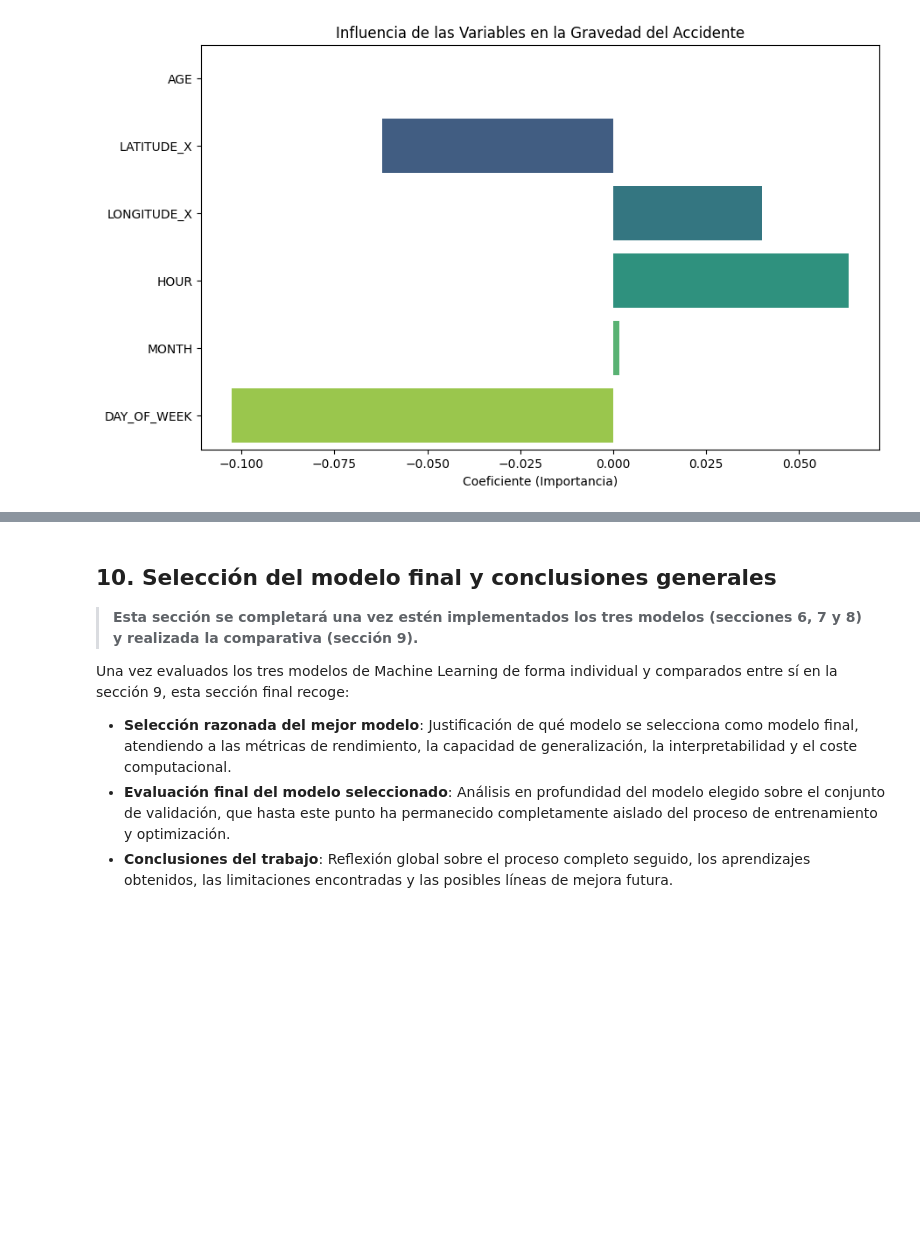
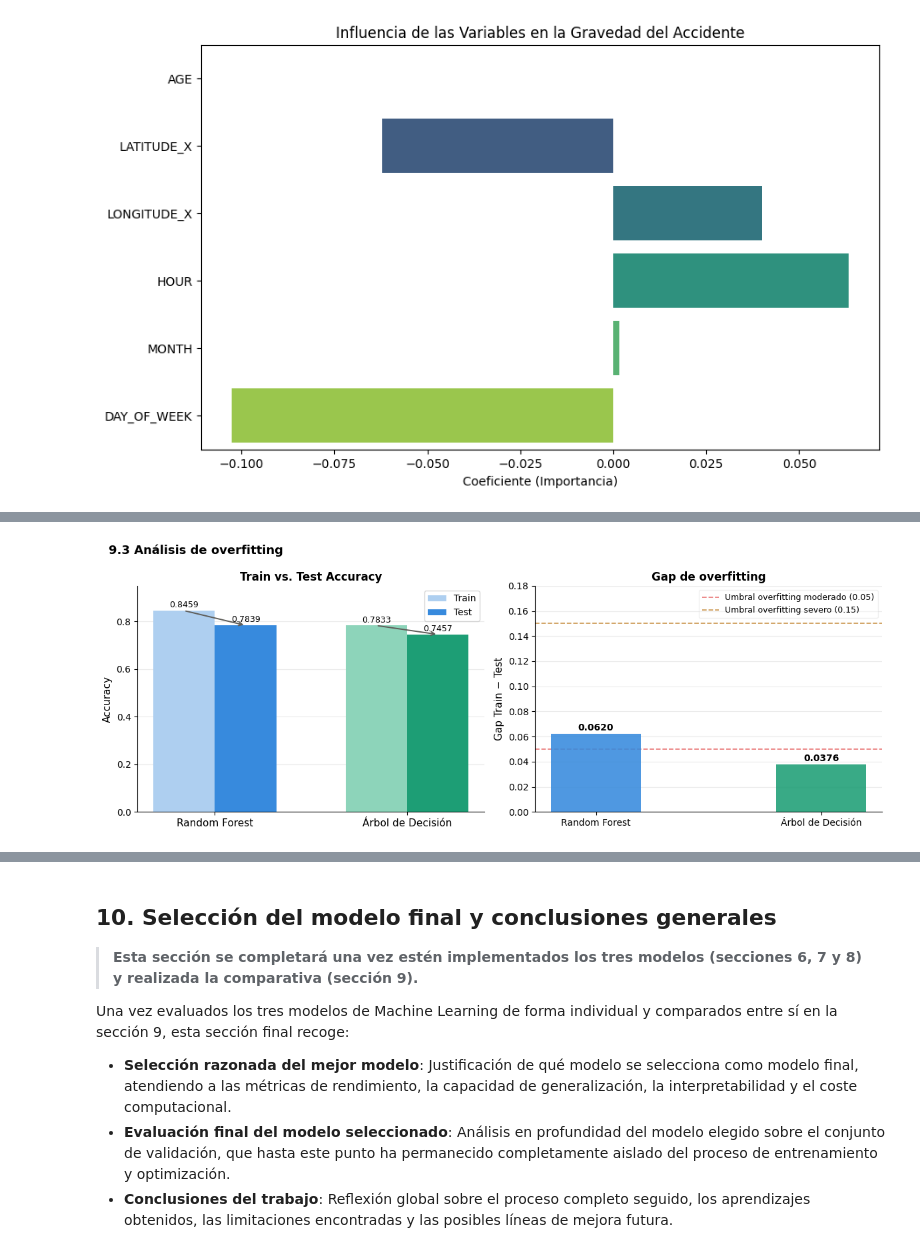
Before and after one commit to beirasmm/aprendizaxe_automatico, a Jupyter notebook: notebook.ipynb, the cells around one changed output, grey strips where cells are left out. Saved outputs shown, nothing was run; the diff lists cells and outputs as text; code cells hidden in the pictures; blank space fills up the shorter version.

```diff
--- a/notebook.ipynb
+++ b/notebook.ipynb
@@ -1781,0 +1897,60 @@ Los resultados de esta comparativa orientarán la **selección del modelo final*
+# %%
+# ── 9.3 Análisis de overfitting — gap train-test ─────────────────────
+mod_comp = ['Random Forest', 'Árbol de Decisión']
+cols_comp = ['#378ADD', '#1D9E75']
+
+fig, axes = plt.subplots(1, 2, figsize=(12, 4.5))
+
+# Panel izquierdo: accuracy train vs test
+ax = axes[0]
+x_ = np.arange(len(mod_comp))
+w = 0.32
+bars_tr = ax.bar(x_ - w/2, [acc_train[0], acc_train[1]], w,
+                 label='Train', color=['#AECFF0', '#8DD4BA'], zorder=3)
+bars_te = ax.bar(x_ + w/2, [acc_test[0], acc_test[1]], w,
+                 label='Test',  color=cols_comp, zorder=3)
+
+for bar, v in zip(list(bars_tr)+list(bars_te), [acc_train[0], acc_train[1], acc_test[0], acc_test[1]]):
+    ax.text(bar.get_x() + bar.get_width()/2, bar.get_height() + 0.005,
+            f'{v:.4f}', ha='center', va='bottom', fontsize=9)
+
+# Flechas de gap
+for i, (tr, te, c) in enumerate(zip([acc_train[0], acc_train[1]], [acc_test[0], acc_test[1]], cols_comp)):
+    ax.annotate('', xy=(i + w/2, te), xytext=(i - w/2, tr),
+                arrowprops=dict(arrowstyle='->', color='#5F5E5A', lw=1.4,
+                                connectionstyle='arc3,rad=0.0'))
+
+ax.set_xticks(x_)
+ax.set_xticklabels(mod_comp, fontsize=11)
+ax.set_ylabel('Accuracy', fontsize=11)
+ax.set_ylim(0, 0.95)
+ax.set_title('Train vs. Test Accuracy', fontweight='bold', fontsize=12)
+ax.legend(fontsize=10)
+ax.grid(axis='y', alpha=0.25)
+ax.spines[['top', 'right']].set_visible(False)
+
+# Panel derecho: gap como barras
+ax2 = axes[1]
+gap_vals = [gap[0], gap[1]]
+bars_g = ax2.bar(mod_comp, gap_vals, color=cols_comp, width=0.4, zorder=3, alpha=0.88)
+for bar, v in zip(bars_g, gap_vals):
+    ax2.text(bar.get_x() + bar.get_width()/2, bar.get_height() + 0.001,
+             f'{v:.4f}', ha='center', va='bottom', fontsize=10, fontweight='bold')
+
+ax2.axhline(0.05, color='#E24B4A', linestyle='--', linewidth=1.3, alpha=0.7,
+            label='Umbral overfitting moderado (0.05)')
+ax2.axhline(0.15, color='#BA7517', linestyle='--', linewidth=1.3, alpha=0.7,
+            label='Umbral overfitting severo (0.15)')
+ax2.set_ylabel('Gap Train − Test', fontsize=11)
+ax2.set_title('Gap de overfitting', fontweight='bold', fontsize=12)
+ax2.set_ylim(0, 0.18)
+ax2.legend(fontsize=9, framealpha=0.3)
+ax2.grid(axis='y', alpha=0.25)
+ax2.spines[['top', 'right']].set_visible(False)
+
+fig.suptitle('9.3 Análisis de overfitting', fontweight='bold', fontsize=13, x=0.02, ha='left')
+plt.tight_layout()
+plt.savefig('comparativa_overfitting.png', dpi=150, bbox_inches='tight')
+plt.show()
+# %% [output]
+[figure, added]
```
Also changed, not shown: parts of 8 cells of this notebook.
